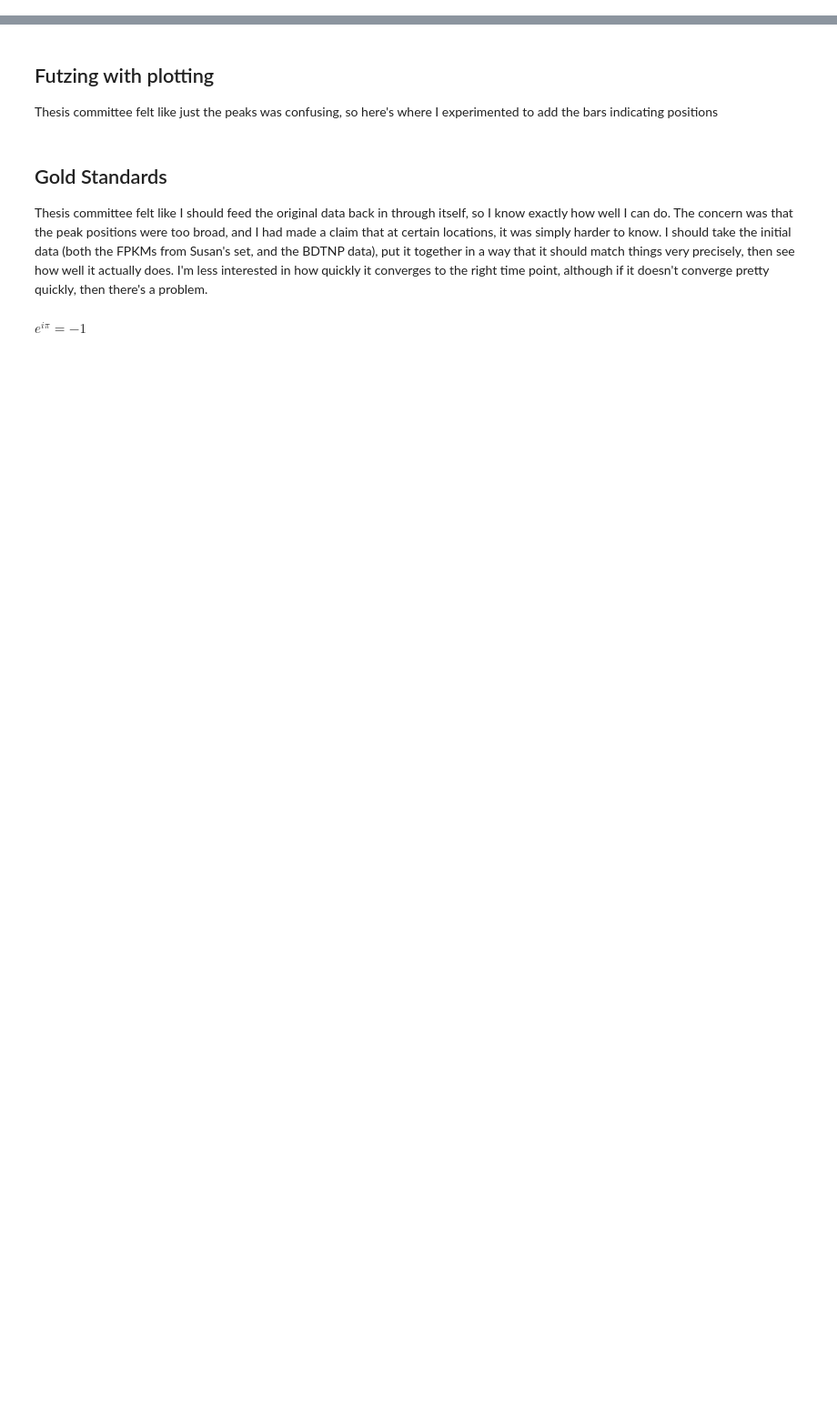
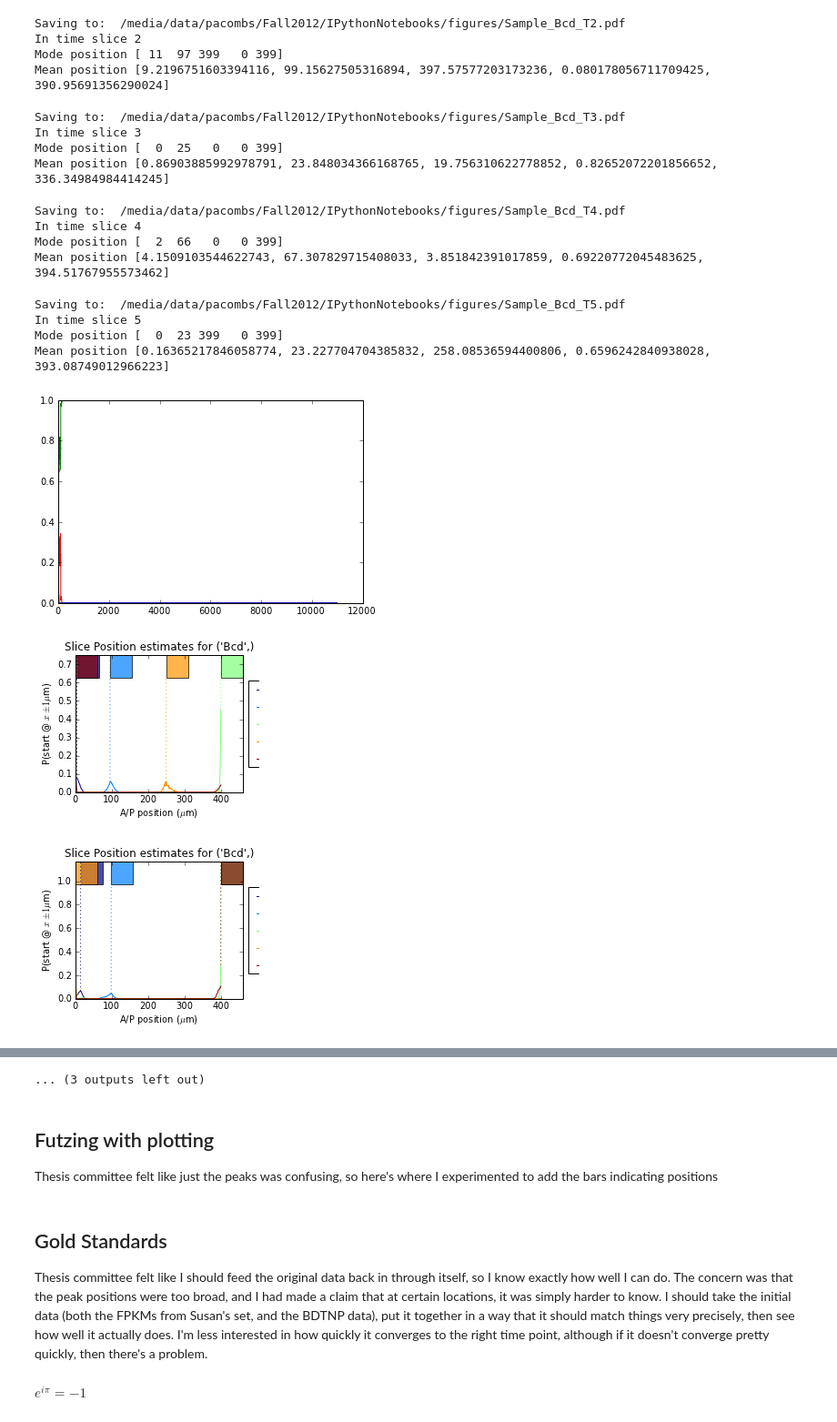
Before and after one commit to petercombs/EisenLab-Code, a Jupyter notebook: IPythonNotebooks/RunBayesMatch.ipynb, the cells around one changed output, grey strips where cells are left out. Shown at 91% size. Cells and saved outputs as stored; diff of their text form; code cells hidden in the pictures; blank space fills up the shorter version.

Commit message:
Changes in RunBayesMatch

```diff
--- a/IPythonNotebooks/RunBayesMatch.ipynb
+++ b/IPythonNotebooks/RunBayesMatch.ipynb
@@ -8,0 +13,7 @@ run ../BayesMatch.py --set Bcd ../analysis-multi/genes.fpkm_tracking
+# %%
+import pandas as pd
+table1 = pd.read_table('../BDTNP_Release/25_percent_FDR/bcd_1_012505-sym-25_table.txt')
+table2 = pd.read_table('../BDTNP_Release/25_percent_FDR/bcd_2_092005-sym-25_table.txt')
+# %%
+from __builtin__ import set
+genes_near_bcd = set(table1.Closest_transcribed_gene).union(set(table2.Closest_transcribed_gene))
@@ -8,0 +41,3 @@ run ../BayesMatch.py --set Bcd ../analysis-multi/genes.fpkm_tracking
+# %%
+run ../BayesMatch.py --set Bcd ../analysis-multi/genes_near_bcd.fpkm_tracking
+# %% [output]
@@ -8,0 +59,19 @@ run ../BayesMatch.py --set Bcd ../analysis-multi/genes.fpkm_tracking
+Saving to:  /media/data/pacombs/Fall2012/IPythonNotebooks/figures/Sample_Bcd_T2.pdf
+In time slice 2
+Mode position [ 11  97 399   0 399]
+Mean position [9.2196751603394116, 99.15627505316894, 397.57577203173236, 0.080178056711709425, 390.95691356290024]
+Saving to:  /media/data/pacombs/Fall2012/IPythonNotebooks/figures/Sample_Bcd_T3.pdf
+In time slice 3
+Mode position [  0  25   0   0 399]
+Mean position [0.86903885992978791, 23.848034366168765, 19.756310622778852, 0.82652072201856652, 336.34984984414245]
+Saving to:  /media/data/pacombs/Fall2012/IPythonNotebooks/figures/Sample_Bcd_T4.pdf
+In time slice 4
+Mode position [  2  66   0   0 399]
+Mean position [4.1509103544622743, 67.307829715408033, 3.851842391017859, 0.69220772045483625, 394.51767955573462]
+Saving to:  /media/data/pacombs/Fall2012/IPythonNotebooks/figures/Sample_Bcd_T5.pdf
+In time slice 5
+Mode position [  0  23 399   0 399]
+Mean position [0.16365217846058774, 23.227704704385832, 258.08536594400806, 0.6596242840938028, 393.08749012966223]
+[figure, added]
+[figure, added]
+[figure, added]
@@ -9,3 +79,4 @@ run ../BayesMatch.py --set Bcd ../analysis-multi/genes.fpkm_tracking
+... (3 outputs left out)
 # %% [markdown]
 Futzing with plotting
 ---------------------
```
Also changed, not shown: parts of 5 cells of this notebook.
